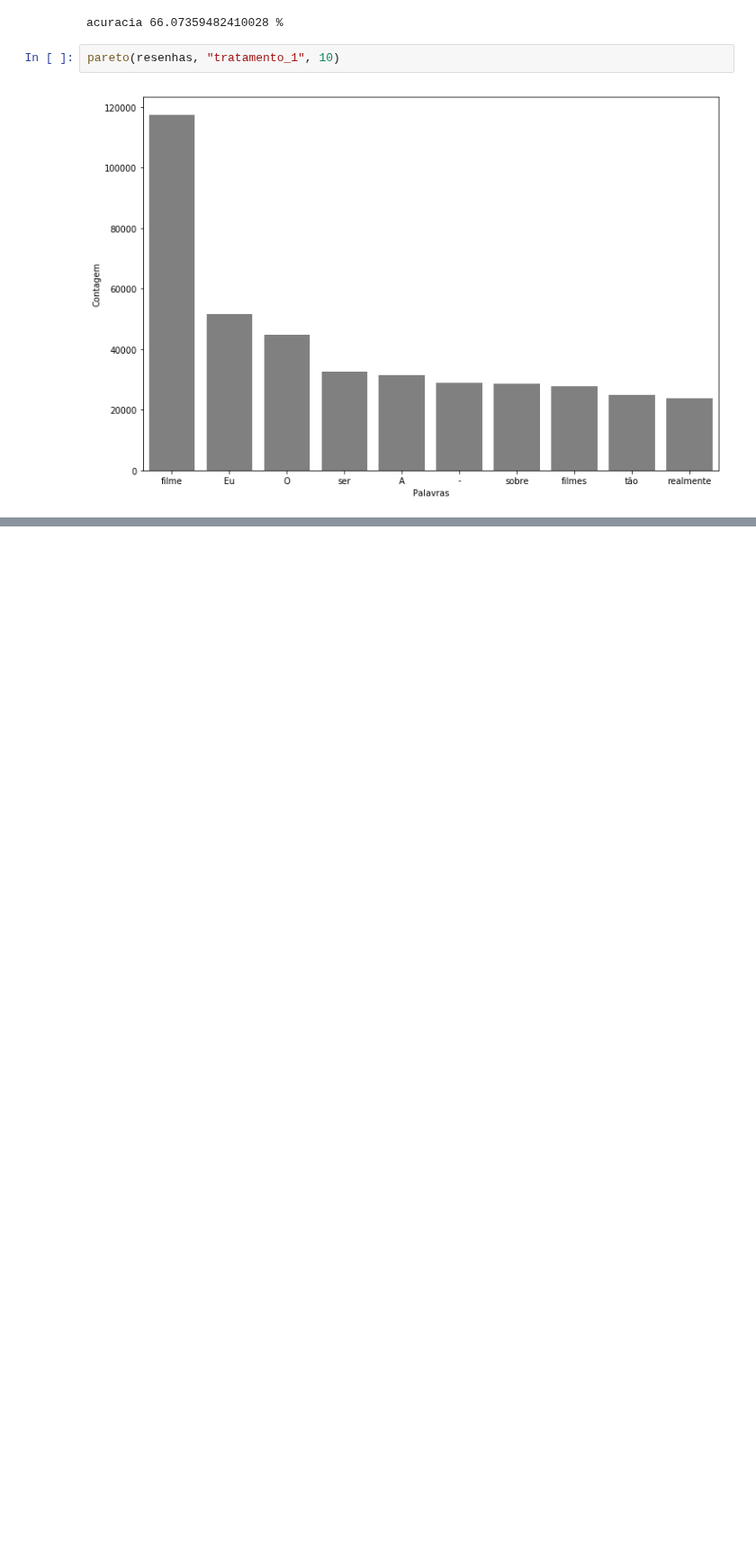
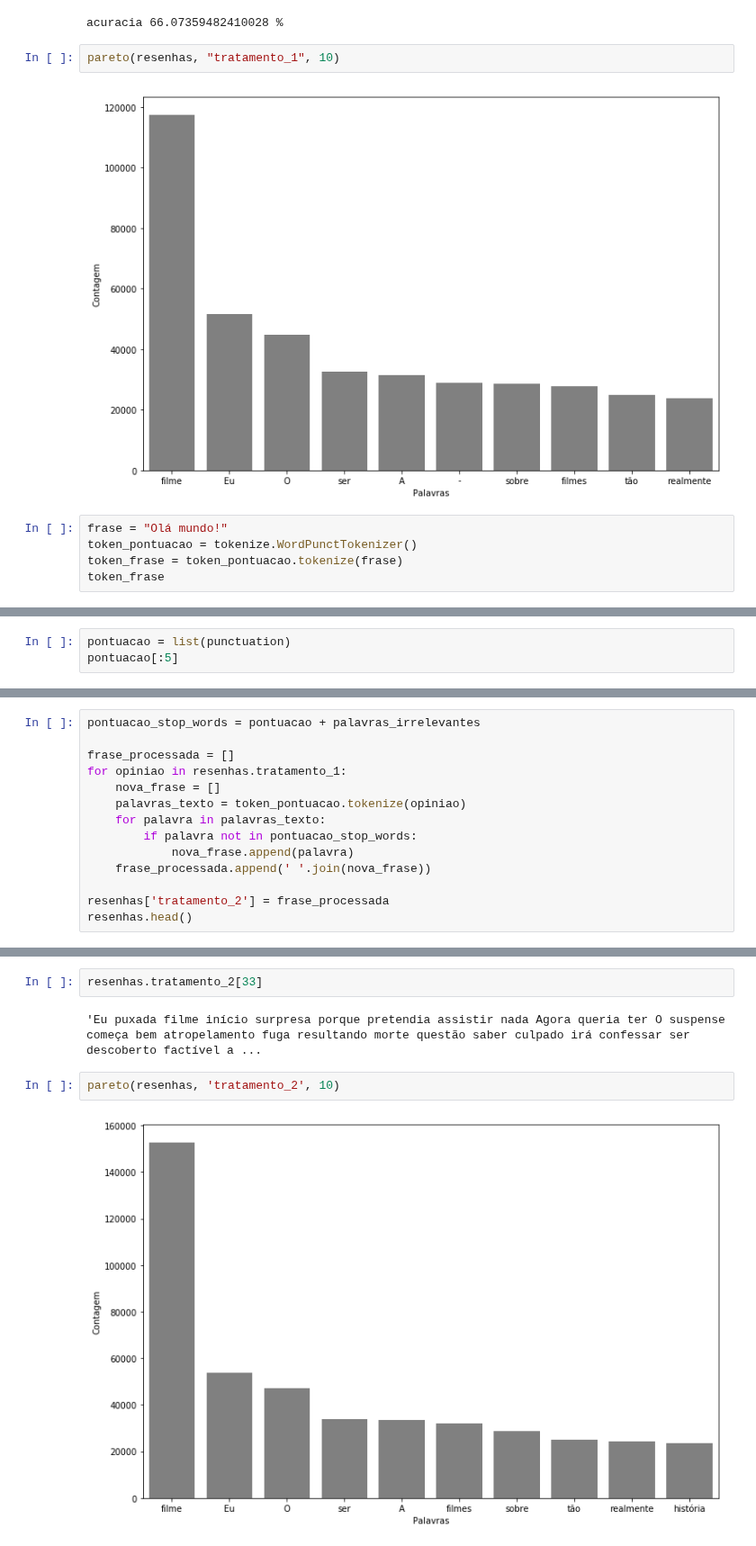
Before and after one commit to lsandrade/alura-ml, a Jupyter notebook: NLP.ipynb, the cells around one changed output, grey strips where cells are left out. Shown at 90% size. Saved outputs shown, nothing was run; the diff lists cells and outputs as text; blank space fills up the shorter version.

Commit message:
remove pontuacao do dataset

```diff
--- a/NLP.ipynb
+++ b/NLP.ipynb
@@ -352,3 +353,8 @@ acuracia 66.07359482410028 %
 pareto(resenhas, "tratamento_1", 10)
 # %% [output]
 [figure]
+# %%
+frase = "Olá mundo!"
+token_pontuacao = tokenize.WordPunctTokenizer()
+token_frase = token_pontuacao.tokenize(frase)
+token_frase
@@ -354,0 +363,3 @@ pareto(resenhas, "tratamento_1", 10)
+# %%
+pontuacao = list(punctuation)
+pontuacao[:5]
@@ -354,0 +368,14 @@ pareto(resenhas, "tratamento_1", 10)
+# %%
+pontuacao_stop_words = pontuacao + palavras_irrelevantes
+
+frase_processada = []
+for opiniao in resenhas.tratamento_1:
+    nova_frase = []
+    palavras_texto = token_pontuacao.tokenize(opiniao)
+    for palavra in palavras_texto:
+        if palavra not in pontuacao_stop_words:
+            nova_frase.append(palavra)
+    frase_processada.append(' '.join(nova_frase))
+
+resenhas['tratamento_2'] = frase_processada
+resenhas.head()
@@ -354,0 +389,8 @@ pareto(resenhas, "tratamento_1", 10)
+# %%
+resenhas.tratamento_2[33]
+# %% [output]
+'Eu puxada filme início surpresa porque pretendia assistir nada Agora queria ter O suspense começa bem atropelamento fuga resultando morte questão saber culpado irá confessar ser descoberto factível a ...
+# %%
+pareto(resenhas, 'tratamento_2', 10)
+# %% [output]
+[figure, added]
```
Also changed, not shown: parts of 11 cells of this notebook.
